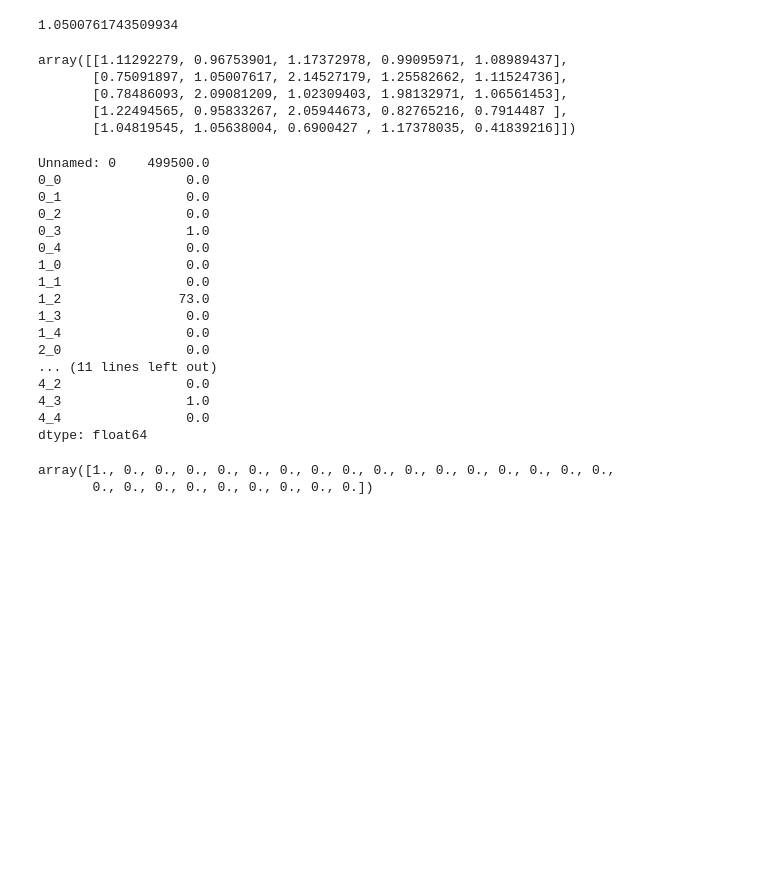
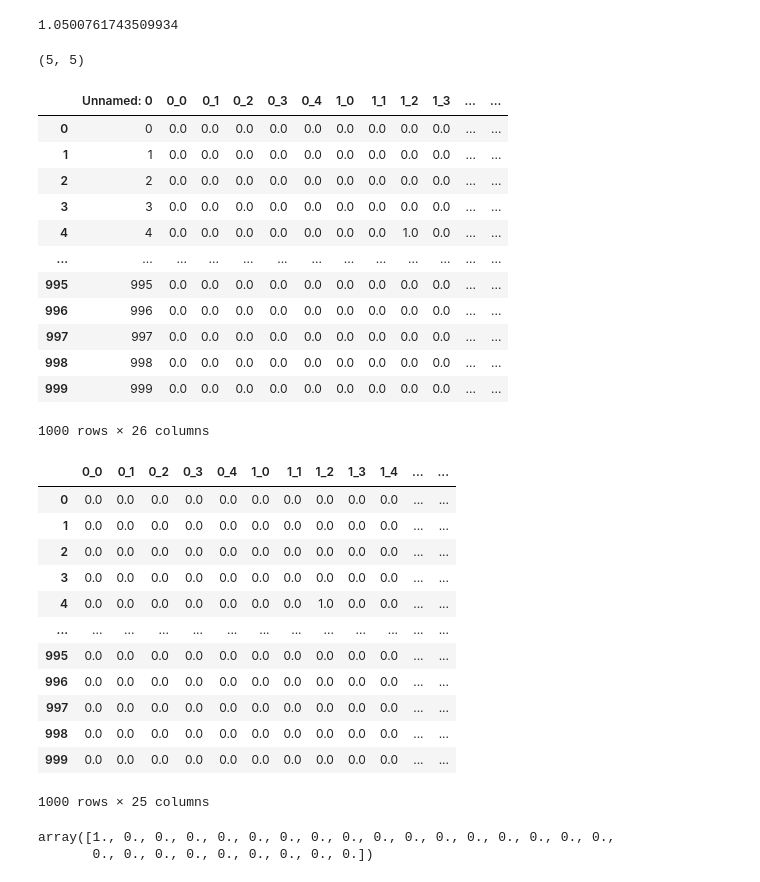
Before and after one commit to applevitya/lab, a Jupyter notebook: discovery/Без названия.ipynb, the cells around one changed output. Saved outputs shown, nothing was run; the diff lists cells and outputs as text; code cells hidden in the pictures; blank space fills up the shorter version.

```diff
--- a/discovery/Без названия.ipynb
+++ b/discovery/Без названия.ipynb
@@ -173,34 +173,42 @@ import numpy as np
 # %%
 pic = np.loadtxt('experiment/start.txt')
 pic = pic*2.2987315479909154/255
-pic
+pic.shape
 # %% [output]
-array([[1.11292279, 0.96753901, 1.17372978, 0.99095971, 1.08989437],
-       [0.75091897, 1.05007617, 2.14527179, 1.25582662, 1.11524736],
-       [0.78486093, 2.09081209, 1.02309403, 1.98132971, 1.06561453],
-       [1.22494565, 0.95833267, 2.05944673, 0.82765216, 0.7914487 ],
-       [1.04819545, 1.05638004, 0.6900427 , 1.17378035, 0.41839216]])
+(5, 5)
+# %%
+df.drop
+# %% [output]
+|  | Unnamed: 0 | 0_0 | 0_1 | 0_2 | 0_3 | 0_4 | 1_0 | 1_1 | 1_2 | 1_3 | ... | ... |
+| 0 | 0 | 0.0 | 0.0 | 0.0 | 0.0 | 0.0 | 0.0 | 0.0 | 0.0 | 0.0 | ... | ... |
+| 1 | 1 | 0.0 | 0.0 | 0.0 | 0.0 | 0.0 | 0.0 | 0.0 | 0.0 | 0.0 | ... | ... |
+| 2 | 2 | 0.0 | 0.0 | 0.0 | 0.0 | 0.0 | 0.0 | 0.0 | 0.0 | 0.0 | ... | ... |
+| 3 | 3 | 0.0 | 0.0 | 0.0 | 0.0 | 0.0 | 0.0 | 0.0 | 0.0 | 0.0 | ... | ... |
+| 4 | 4 | 0.0 | 0.0 | 0.0 | 0.0 | 0.0 | 0.0 | 0.0 | 1.0 | 0.0 | ... | ... |
+| ... | ... | ... | ... | ... | ... | ... | ... | ... | ... | ... | ... | ... |
+| 995 | 995 | 0.0 | 0.0 | 0.0 | 0.0 | 0.0 | 0.0 | 0.0 | 0.0 | 0.0 | ... | ... |
+| 996 | 996 | 0.0 | 0.0 | 0.0 | 0.0 | 0.0 | 0.0 | 0.0 | 0.0 | 0.0 | ... | ... |
+| 997 | 997 | 0.0 | 0.0 | 0.0 | 0.0 | 0.0 | 0.0 | 0.0 | 0.0 | 0.0 | ... | ... |
+| 998 | 998 | 0.0 | 0.0 | 0.0 | 0.0 | 0.0 | 0.0 | 0.0 | 0.0 | 0.0 | ... | ... |
+| 999 | 999 | 0.0 | 0.0 | 0.0 | 0.0 | 0.0 | 0.0 | 0.0 | 0.0 | 0.0 | ... | ... |
+1000 rows × 26 columns
 # %%
 df= pd.read_csv('experiment/event.csv')
-df.sum()
+df.drop(columns=['Unnamed: 0'])
 # %% [output]
+|  | 0_0 | 0_1 | 0_2 | 0_3 | 0_4 | 1_0 | 1_1 | 1_2 | 1_3 | 1_4 | ... | ... |
+| 0 | 0.0 | 0.0 | 0.0 | 0.0 | 0.0 | 0.0 | 0.0 | 0.0 | 0.0 | 0.0 | ... | ... |
+| 1 | 0.0 | 0.0 | 0.0 | 0.0 | 0.0 | 0.0 | 0.0 | 0.0 | 0.0 | 0.0 | ... | ... |
+| 2 | 0.0 | 0.0 | 0.0 | 0.0 | 0.0 | 0.0 | 0.0 | 0.0 | 0.0 | 0.0 | ... | ... |
+| 3 | 0.0 | 0.0 | 0.0 | 0.0 | 0.0 | 0.0 | 0.0 | 0.0 | 0.0 | 0.0 | ... | ... |
+| 4 | 0.0 | 0.0 | 0.0 | 0.0 | 0.0 | 0.0 | 0.0 | 1.0 | 0.0 | 0.0 | ... | ... |
+| ... | ... | ... | ... | ... | ... | ... | ... | ... | ... | ... | ... | ... |
+| 995 | 0.0 | 0.0 | 0.0 | 0.0 | 0.0 | 0.0 | 0.0 | 0.0 | 0.0 | 0.0 | ... | ... |
+| 996 | 0.0 | 0.0 | 0.0 | 0.0 | 0.0 | 0.0 | 0.0 | 0.0 | 0.0 | 0.0 | ... | ... |
+| 997 | 0.0 | 0.0 | 0.0 | 0.0 | 0.0 | 0.0 | 0.0 | 0.0 | 0.0 | 0.0 | ... | ... |
+| 998 | 0.0 | 0.0 | 0.0 | 0.0 | 0.0 | 0.0 | 0.0 | 0.0 | 0.0 | 0.0 | ... | ... |
+| 999 | 0.0 | 0.0 | 0.0 | 0.0 | 0.0 | 0.0 | 0.0 | 0.0 | 0.0 | 0.0 | ... | ... |
-Unnamed: 0    499500.0
-0_0                0.0
-0_1                0.0
-0_2                0.0
-0_3                1.0
-0_4                0.0
-1_0                0.0
-1_1                0.0
-1_2               73.0
-1_3                0.0
-1_4                0.0
-2_0                0.0
-... (11 lines left out)
-4_2                0.0
-4_3                1.0
-4_4                0.0
-dtype: float64
+1000 rows × 25 columns
 # %%
 df.loc[1].to_numpy()
 # %% [output]
```
Also changed, not shown: 1 other file.
